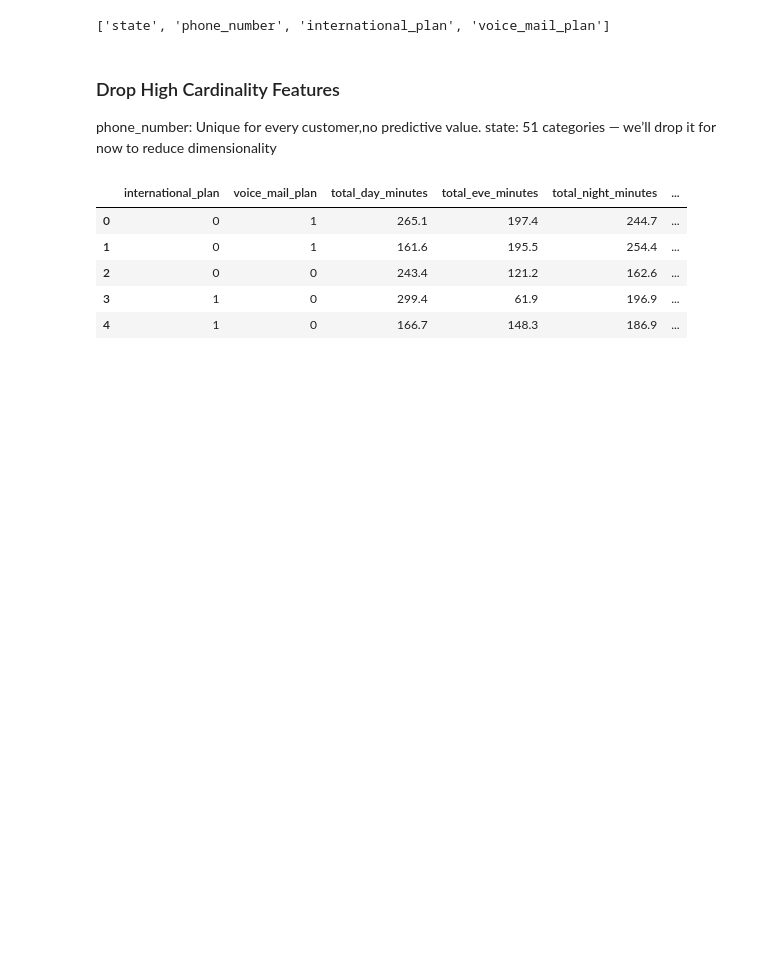
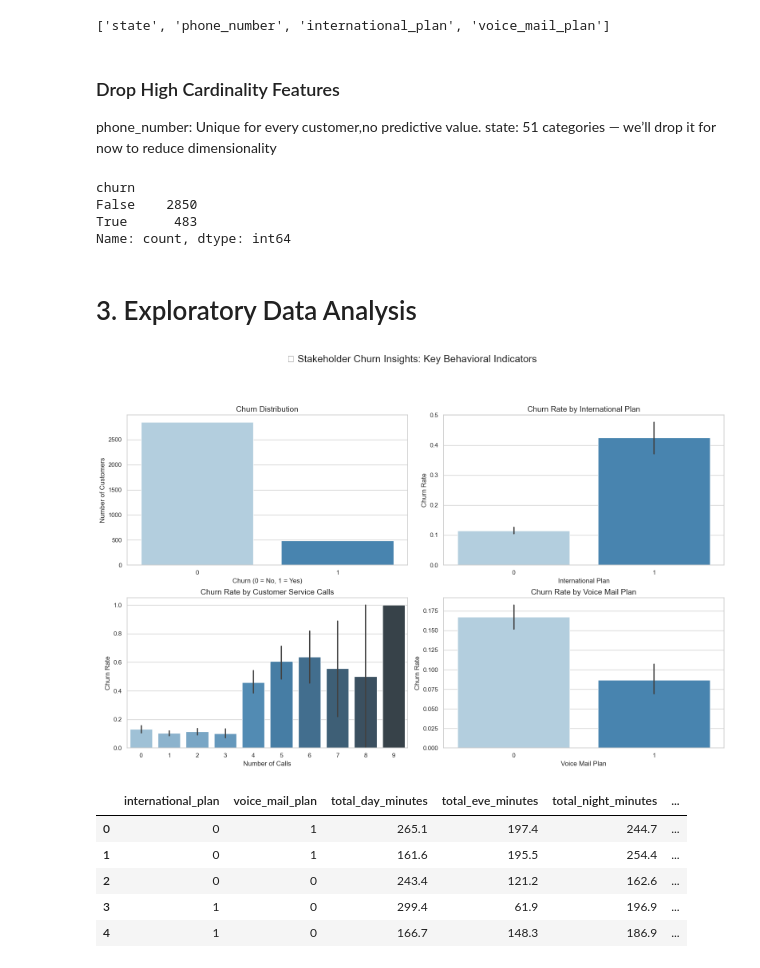
Before and after one commit to RachelinTheLoop/predicting-customer-churn, a Jupyter notebook: customer_churn_analysis.ipynb, the cells around one changed output. Saved outputs shown, nothing was run; the diff lists cells and outputs as text; code cells hidden in the pictures; blank space fills up the shorter version.

```diff
--- a/customer_churn_analysis.ipynb
+++ b/customer_churn_analysis.ipynb
@@ -359,9 +357,69 @@ df.drop(columns=['phone_number', 'state'], inplace=True)
 # 🔁 Binary encoding
 df['international_plan'] = df['international_plan'].map({'yes': 1, 'no': 0})
 df['voice_mail_plan'] = df['voice_mail_plan'].map({'yes': 1, 'no': 0})
+# %%
+#checking class distribution of target column
+print(df['churn'].value_counts())
+# %% [output]
+churn
+False    2850
+True      483
+Name: count, dtype: int64
 # %%
 # 🔁 Convert 'churn' from True/False to 1/0 for modeling
 df['churn'] = df['churn'].astype(int)
+# %% [markdown]
+# 3. Exploratory Data Analysis
+# %%
+import matplotlib.pyplot as plt
+import seaborn as sns
+
+# Set a clean style
+sns.set(style="whitegrid", palette="Blues")
+
+# Create 2x2 subplot figure
+fig, axs = plt.subplots(2, 2, figsize=(16, 10))
+
+# Common styling variables
+title_fontsize = 14
+label_fontsize = 12
+tick_fontsize = 11
+
+# 1. Overall Churn Distribution
+sns.countplot(x='churn', data=df, palette='Blues', ax=axs[0, 0])
+axs[0, 0].set_title('Churn Distribution', fontsize=title_fontsize)
+axs[0, 0].set_xlabel('Churn (0 = No, 1 = Yes)', fontsize=label_fontsize)
+axs[0, 0].set_ylabel('Number of Customers', fontsize=label_fontsize)
+axs[0, 0].tick_params(axis='both', labelsize=tick_fontsize)
+
+# 2. Churn Rate by International Plan
+sns.barplot(x='international_plan', y='churn', data=df, ax=axs[0, 1], palette='Blues')
+axs[0, 1].set_title('Churn Rate by International Plan', fontsize=title_fontsize)
+axs[0, 1].set_xlabel('International Plan', fontsize=label_fontsize)
+axs[0, 1].set_ylabel('Churn Rate', fontsize=label_fontsize)
+axs[0, 1].tick_params(axis='both', labelsize=tick_fontsize)
+
+# 3. Churn Rate by Customer Service Calls
+sns.barplot(x='customer_service_calls', y='churn', data=df, ax=axs[1, 0], palette='Blues_d')
+axs[1, 0].set_title('Churn Rate by Customer Service Calls', fontsize=title_fontsize)
+axs[1, 0].set_xlabel('Number of Calls', fontsize=label_fontsize)
+axs[1, 0].set_ylabel('Churn Rate', fontsize=label_fontsize)
+axs[1, 0].tick_params(axis='both', labelsize=tick_fontsize)
+
+# 4. Churn Rate by Voice Mail Plan
+sns.barplot(x='voice_mail_plan', y='churn', data=df, ax=axs[1, 1], palette='Blues')
+axs[1, 1].set_title('Churn Rate by Voice Mail Plan', fontsize=title_fontsize)
+axs[1, 1].set_xlabel('Voice Mail Plan', fontsize=label_fontsize)
+axs[1, 1].set_ylabel('Churn Rate', fontsize=label_fontsize)
+axs[1, 1].tick_params(axis='both', labelsize=tick_fontsize)
+
+# Final layout and overall title
+plt.tight_layout()
+plt.suptitle("📊 Stakeholder Churn Insights: Key Behavioral Indicators", fontsize=18, y=1.05)
+plt.subplots_adjust(top=0.9)
+plt.show()
+# %% [output]
+[figure, added]
 # %%
 # 🎯 Select meaningful features based on correlation and domain insight
 selected_features = [
```
Also changed, not shown: parts of 32 cells of this notebook, 7 other files.
